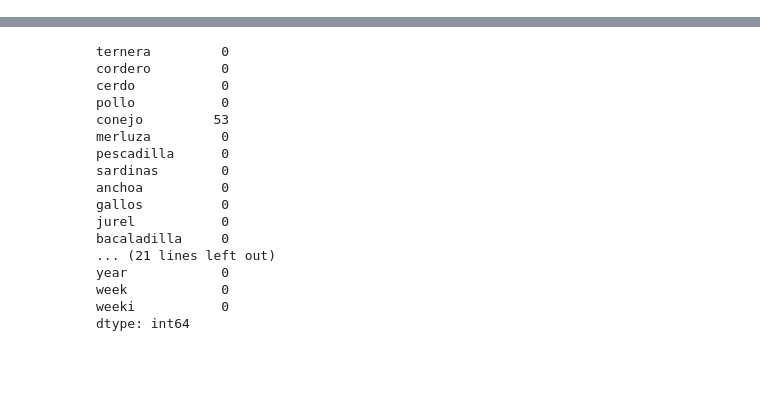
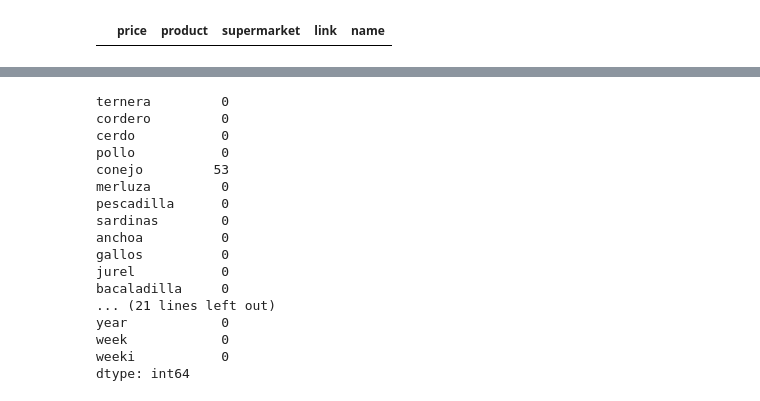
Before and after one commit to Andrestart/buysmart, a Jupyter notebook: notebooks/Untitled.ipynb, the cells around one changed output, grey strips where cells are left out. Saved outputs shown, nothing was run; the diff lists cells and outputs as text; code cells hidden in the pictures; blank space fills up the shorter version.

```diff
--- a/notebooks/Untitled.ipynb
+++ b/notebooks/Untitled.ipynb
@@ -14,6 +14,12 @@ sns.set(rc={'figure.figsize': (16., 9.)})
 sns.set_style('whitegrid')
 import plotly.express as px
 import plotly.graph_objects as go
+# %%
+scrap = pd.read_csv(f'../mydata/scraps_carrefour/scrap.csv')
+# %%
+scrap
+# %% [output]
+|  | price | product | supermarket | link | name |
 # %%
 ie = pd.ExcelFile("weekly.xlsx")
 # %%
```
Also changed, not shown: 15 other files.
